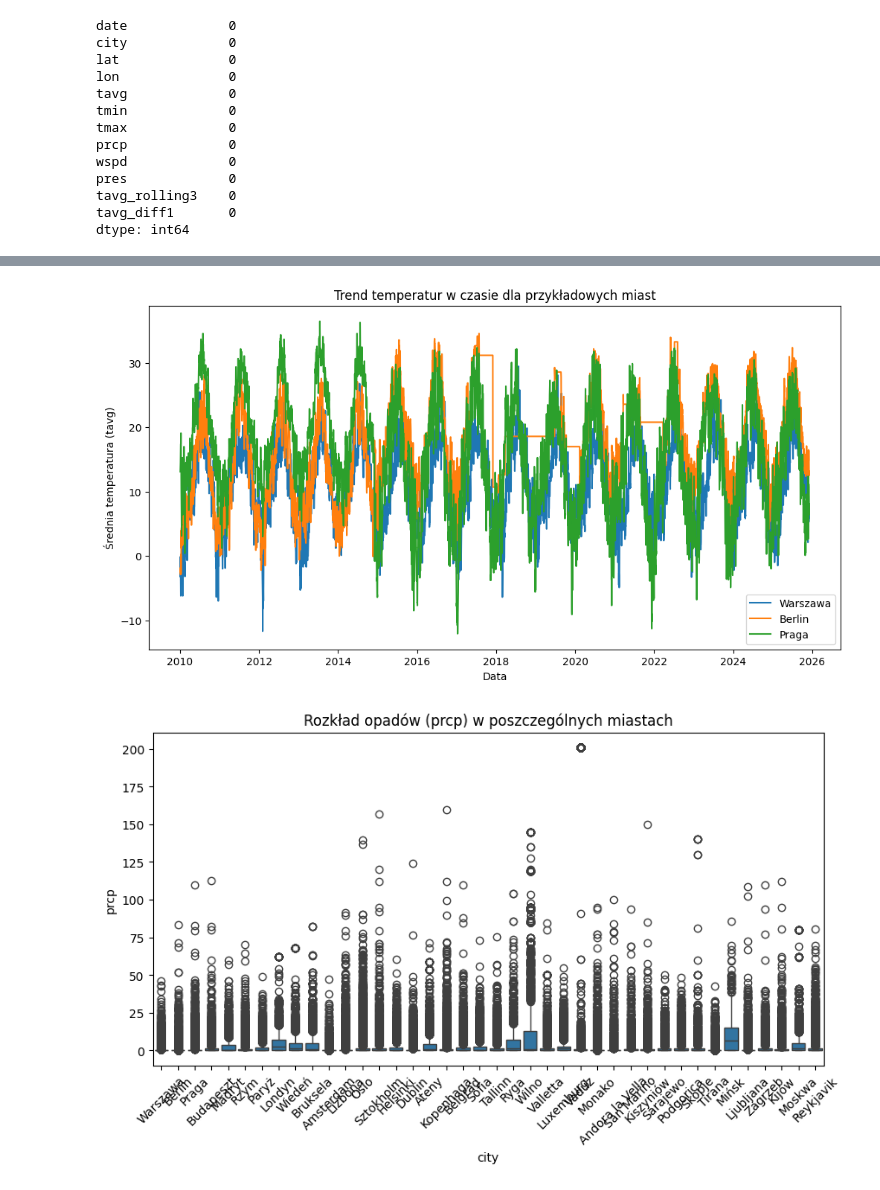
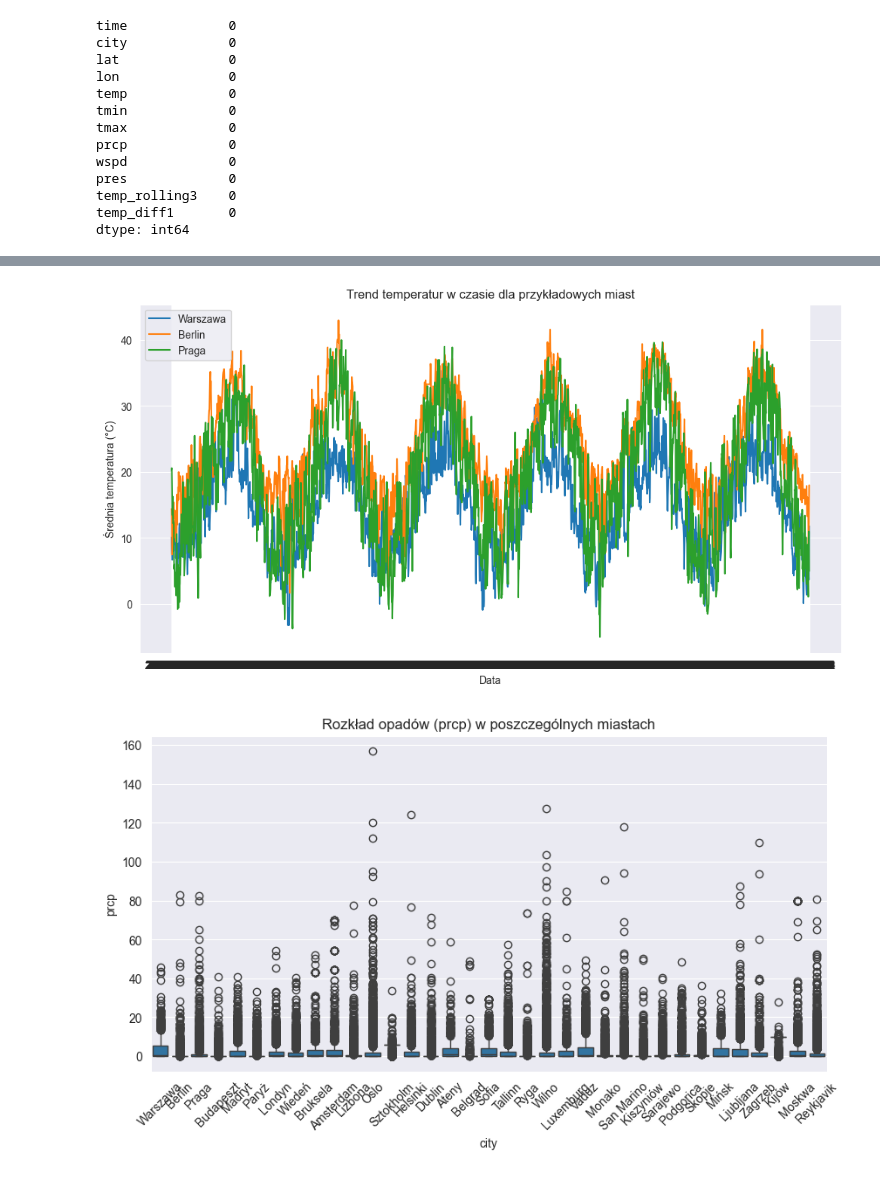
Before and after one commit to GdulskiJ/suml, a Jupyter notebook: features.ipynb, the cells around one changed output, grey strips where cells are left out. Drawn from its saved outputs; the diff is of its cells as text; code cells hidden in the pictures.

```diff
--- a/features.ipynb
+++ b/features.ipynb
@@ -2,8 +2,8 @@
 import pandas as pd
 
 
-df = pd.read_csv("european_capitals_history_full.csv")
-
+df = pd.read_csv("european_capitals_history_full2.csv")
+df['time'] = pd.to_datetime(df['time'])
 
 print(" Informacje o datasetcie:")
 print(df.info())
@@ -38,0 +38,9 @@ DataFrameGroupBy.apply operated on the grouping columns. This behavior is deprec
+# %%
+for city in df['city'].unique():
+    city_df = df[df['city'] == city].set_index('time').sort_index()
+    full_range = pd.date_range(start=city_df.index.min(), end=city_df.index.max(), freq='D')
+    missing_dates = full_range.difference(city_df.index)
+
+    if len(missing_dates) > 0:
+        print(f"{city}: brakujące daty ({len(missing_dates)} dni)")
+        print(missing_dates)
@@ -40,10 +97,10 @@ DataFrameGroupBy.apply operated on the grouping columns. This behavior is deprec
 import pandas as pd
 
 #  Wczytanie danych
-df = pd.read_csv("european_capitals_history_full.csv")
+df = pd.read_csv("european_capitals_history_full2.csv")
 
 # Kolumny meteorologiczne do uzupełnienia
-weather_cols = ['tavg', 'tmin', 'tmax', 'prcp', 'wspd', 'pres']
+weather_cols = ['temp', 'tmin', 'tmax', 'prcp', 'wspd', 'pres']
 
 # ⃣ Grupowanie po mieście i wypełnianie braków
 df_clean = df.groupby('city').apply(
@@ -51,7 +108,7 @@ df_clean = df.groupby('city').apply(
 )
 
 # Przywrócenie kolumn meta (date, lat, lon)
-meta_cols = ['date', 'city', 'lat', 'lon']
+meta_cols = ['time', 'city', 'lat', 'lon']
 df_meta = df[meta_cols].reset_index(drop=True)
 df_clean = df_clean.reset_index(drop=True)
 df_final = pd.concat([df_meta, df_clean], axis=1)
@@ -60,13 +117,13 @@ df_final = pd.concat([df_meta, df_clean], axis=1)
 print(" Braki danych po wypełnieniu:")
 print(df_final.isnull().sum())
 
-df_final['tavg_rolling3'] = df.groupby('city')['tavg'].transform(lambda x: x.rolling(3).mean())
-df_final['tavg_diff1'] = df.groupby('city')['tavg'].diff()
+df_final['temp_rolling3'] = df.groupby('city')['temp'].transform(lambda x: x.rolling(3).mean())
+df_final['temp_diff1'] = df.groupby('city')['temp'].diff()
 
-df_final = df_final.dropna(subset=['tavg_rolling3', 'tavg_diff1']).reset_index(drop=True)
+df_final = df_final.dropna(subset=['temp_rolling3', 'temp_diff1']).reset_index(drop=True)
 
 
 #  Zapis do nowego CSV
-df_final.to_csv("european_capitals_history_clean.csv", index=False)
-print(" Czysty dataset zapisany: european_capitals_history_clean.csv")
+df_final.to_csv("european_capitals_history_clean2.csv", index=False)
+print(" Czysty dataset zapisany: european_capitals_history_clean2.csv")
 # %% [output]
@@ -87,5 +143,5 @@ dtype: int64
 # %%
-cols = ['tavg','tmin','tmax','prcp','wspd','pres']
+cols = ['temp','tmin','tmax','prcp','wspd','pres']
 for col in cols:
     q1 = df_final[col].quantile(0.01)
     q99 = df[col].quantile(0.99)
@@ -93,18 +149,18 @@ for col in cols:
 # %%
 print(df_final.isnull().sum())
 # %% [output]
-date             0
+time             0
 city             0
 lat              0
 lon              0
-tavg             0
+temp             0
 tmin             0
 tmax             0
 prcp             0
 wspd             0
 pres             0
-tavg_rolling3    0
-tavg_diff1       0
+temp_rolling3    0
+temp_diff1       0
 dtype: int64
 # %%
 import pandas as pd
@@ -112,20 +168,20 @@ import matplotlib.pyplot as plt
 import seaborn as sns
 
 # Wczytanie wyczyszczonego datasetu
-df = pd.read_csv("european_capitals_history_clean.csv")
+df = pd.read_csv("european_capitals_history_clean2.csv")
 
 # --- Podstawowa analiza statystyczna ---
 print("Podstawowe informacje o datasetcie:")
 print(df.info())
 print("\nOpis statystyczny danych meteorologicznych:")
-print(df[['tavg', 'tmin', 'tmax', 'prcp', 'wspd', 'pres']].describe())
+print(df[['temp', 'tmin', 'tmax', 'prcp', 'wspd', 'pres']].describe())
 
 # --- Liczba wpisów na miasto ---
 print("\nLiczba wpisów dla każdego miasta:")
 print(df['city'].value_counts())
 
 # --- Wizualizacja rozkładów danych ---
-weather_cols = ['tavg', 'tmin', 'tmax', 'prcp', 'wspd', 'pres']
+weather_cols = ['temp', 'tmin', 'tmax', 'prcp', 'wspd', 'pres']
 
 plt.figure(figsize=(15,10))
 for i, col in enumerate(weather_cols):
@@ -143,13 +199,15 @@ plt.title('Macierz korelacji zmiennych meteorologicznych')
 plt.show()
 
 # --- Trend temperatur w czasie dla przykładowych miast ---
-sample_cities = df['city'].unique()[:3]  # przykładowe 3 miasta
+sample_cities = ['Warszawa','Berlin','Praga']
 plt.figure(figsize=(12,6))
+
 for city in sample_cities:
     city_data = df[df['city']==city]
-    plt.plot(pd.to_datetime(city_data['date']), city_data['tavg'], label=city)
+    plt.plot(city_data['time'], city_data['tmax'], label=city)
+
 plt.xlabel('Data')
-plt.ylabel('Średnia temperatura (tavg)')
+plt.ylabel('Średnia temperatura (°C)')
 plt.title('Trend temperatur w czasie dla przykładowych miast')
 plt.legend()
 plt.show()
@@ -183,4 +241,4 @@ Name: count, dtype: int64
-[figure, old version]
+[figure, new version]
-[figure, old version]
+[figure, new version]
 # %%
 import plotly.express as px
```
Also changed, not shown: parts of 7 cells of this notebook, 16 other files.
